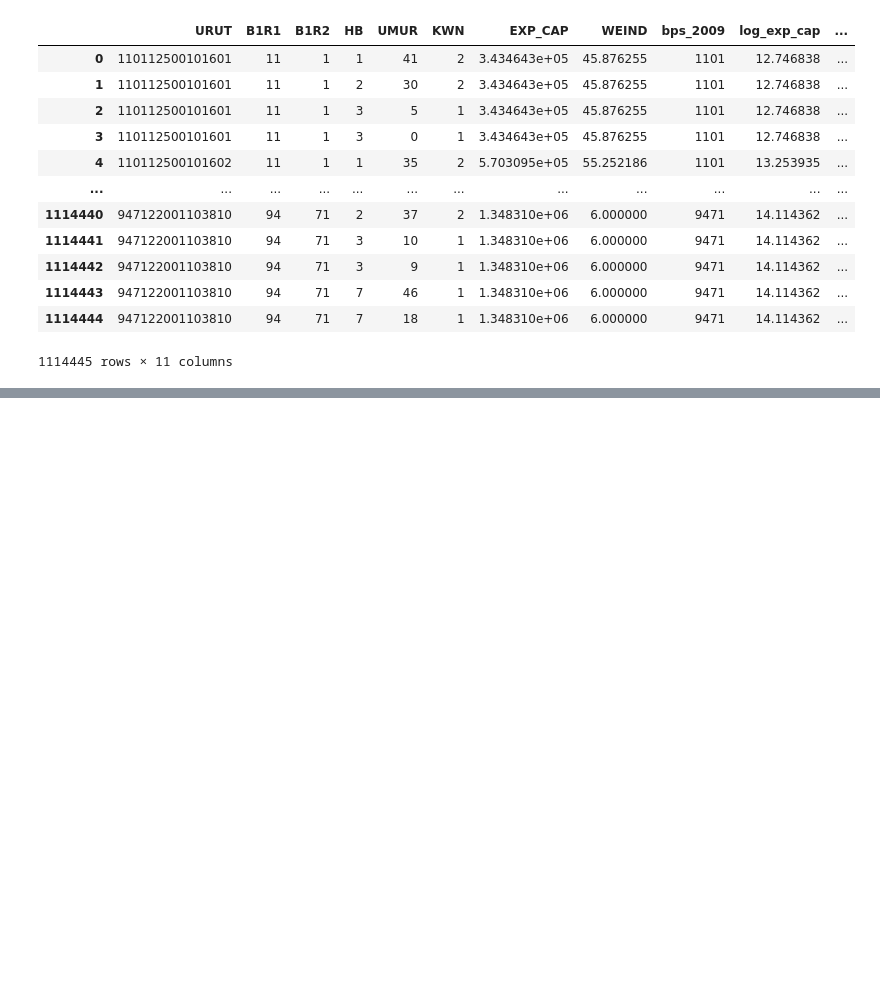
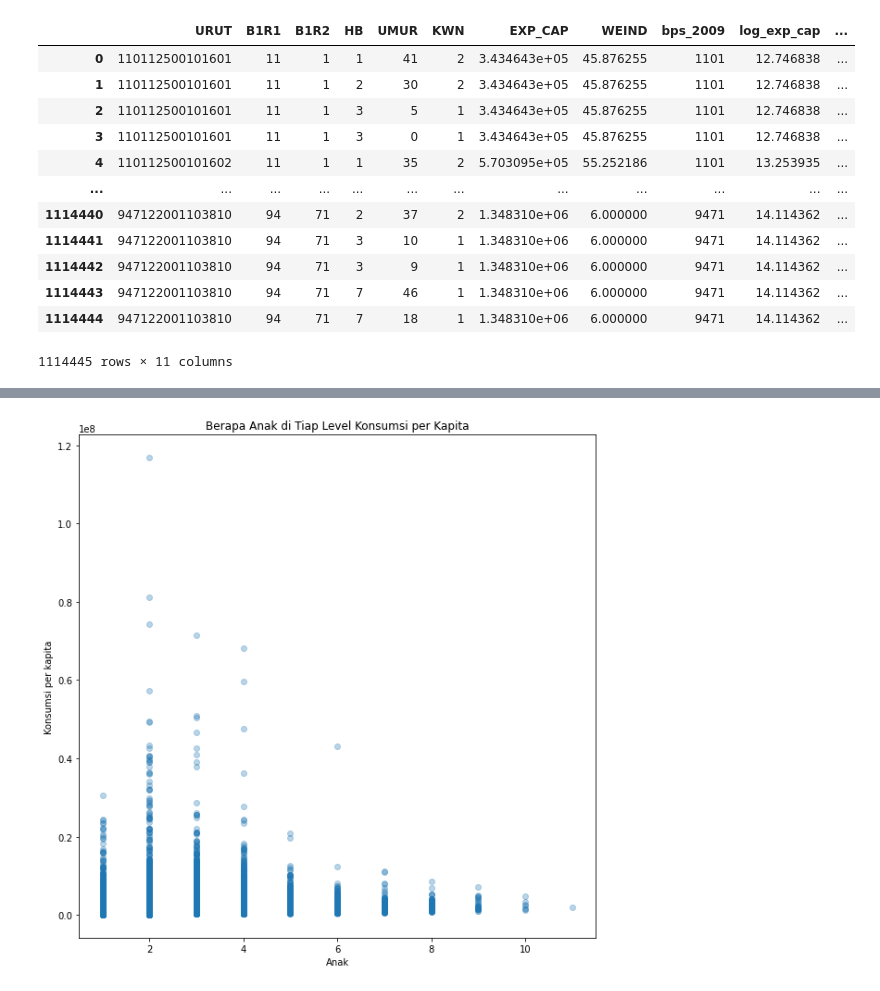
Before and after one commit to fajarsenoadi/Project-Lab---Susenas, a Jupyter notebook: Project Lab - Jumlah Anak di Rumah Tangga 2012.ipynb, the cells around one changed output, grey strips where cells are left out. Saved outputs shown, nothing was run; the diff lists cells and outputs as text; code cells hidden in the pictures; blank space fills up the shorter version.

```diff
--- a/Project Lab - Jumlah Anak di Rumah Tangga 2012.ipynb
+++ b/Project Lab - Jumlah Anak di Rumah Tangga 2012.ipynb
@@ -304,2 +290,2 @@ anak_penghasilan_2
 # %%
-anak_penghasilan_2 = anak_penghasilan_2[anak_penghasilan_2.True]
+anak_penghasilan_2 = anak_penghasilan_2[anak_penghasilan_2.ANAK]
@@ -307,0 +330,2 @@ SyntaxError: invalid syntax (<ipython-input-78-388d780ea788>, line 1)
+# %%
+anak_penghasilan_3 = anak_penghasilan_2[anak_penghasilan_2['HB'] == 3]
@@ -307,0 +353,2 @@ SyntaxError: invalid syntax (<ipython-input-78-388d780ea788>, line 1)
+# %%
+anak_penghasilan_3 = anak_penghasilan_3.drop(["HB"], axis=1)
@@ -307,0 +372,2 @@ SyntaxError: invalid syntax (<ipython-input-78-388d780ea788>, line 1)
+# %%
+hasil = anak_penghasilan_3.groupby("URUT").sum()
@@ -307,0 +391,14 @@ SyntaxError: invalid syntax (<ipython-input-78-388d780ea788>, line 1)
+# %%
+# Anak di setiap Keluarga
+x_urut = hasil["ANAK"]
+y_anak = hasil["EXP_CAP"]
+
+# Plot
+plt.scatter(x_urut, y_anak, alpha=0.3)
+plt.title('Berapa Anak di Tiap Level Konsumsi per Kapita')
+plt.xlabel('Anak')
+plt.ylabel('Konsumsi per kapita')
+plt.rcParams['figure.figsize'] = [10,10]
+plt.show()
+# %% [output]
+[figure, added]
```
Also changed, not shown: parts of 35 cells of this notebook.
